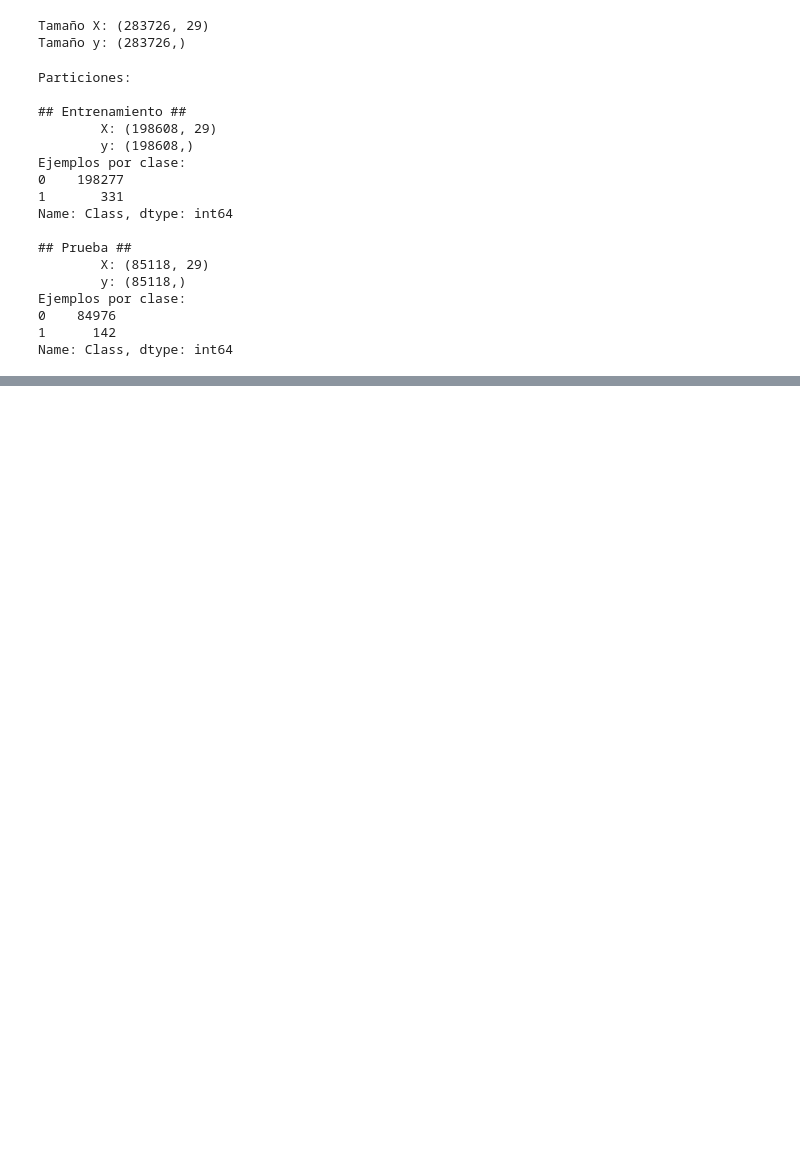
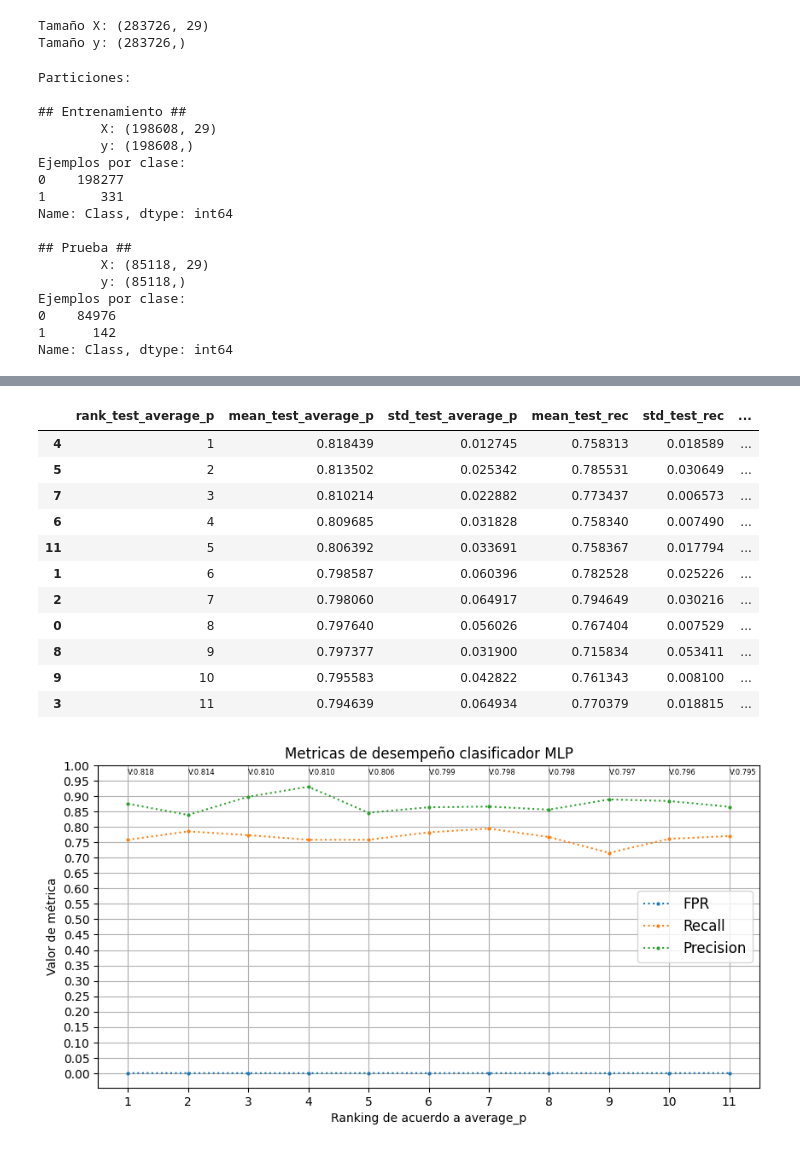
Before and after one commit to lperez-hash/ML, a Jupyter notebook: Fraud detection.ipynb, the cells around one changed output, grey strips where cells are left out. Drawn from its saved outputs; the diff is of its cells as text; code cells hidden in the pictures; blank space fills up the shorter version.

```diff
--- a/Fraud detection.ipynb
+++ b/Fraud detection.ipynb
@@ -252,0 +704,4 @@ data_svc.refit = "average_p"
+# %%
+#DataFrame con mejores resultados para MLP
+gs_MLP = gr
+show_best_results(gs_MLP, 5)
@@ -252,0 +714,18 @@ data_svc.refit = "average_p"
+# %%
+#Metricas para N clasificadores MLP
+show = 10
+plot_metrics(pd.DataFrame(gs_MLP.cv_results_), clf_name="MLP", q=show)
+# %% [output]
+|  | rank_test_average_p | mean_test_average_p | std_test_average_p | mean_test_rec | std_test_rec | ... |
+| 4 | 1 | 0.818439 | 0.012745 | 0.758313 | 0.018589 | ... |
+| 5 | 2 | 0.813502 | 0.025342 | 0.785531 | 0.030649 | ... |
+| 7 | 3 | 0.810214 | 0.022882 | 0.773437 | 0.006573 | ... |
+| 6 | 4 | 0.809685 | 0.031828 | 0.758340 | 0.007490 | ... |
+| 11 | 5 | 0.806392 | 0.033691 | 0.758367 | 0.017794 | ... |
+| 1 | 6 | 0.798587 | 0.060396 | 0.782528 | 0.025226 | ... |
+| 2 | 7 | 0.798060 | 0.064917 | 0.794649 | 0.030216 | ... |
+| 0 | 8 | 0.797640 | 0.056026 | 0.767404 | 0.007529 | ... |
+| 8 | 9 | 0.797377 | 0.031900 | 0.715834 | 0.053411 | ... |
+| 9 | 10 | 0.795583 | 0.042822 | 0.761343 | 0.008100 | ... |
+| 3 | 11 | 0.794639 | 0.064934 | 0.770379 | 0.018815 | ... |
+[figure, added]
```
Also changed, not shown: parts of 34 cells of this notebook.
